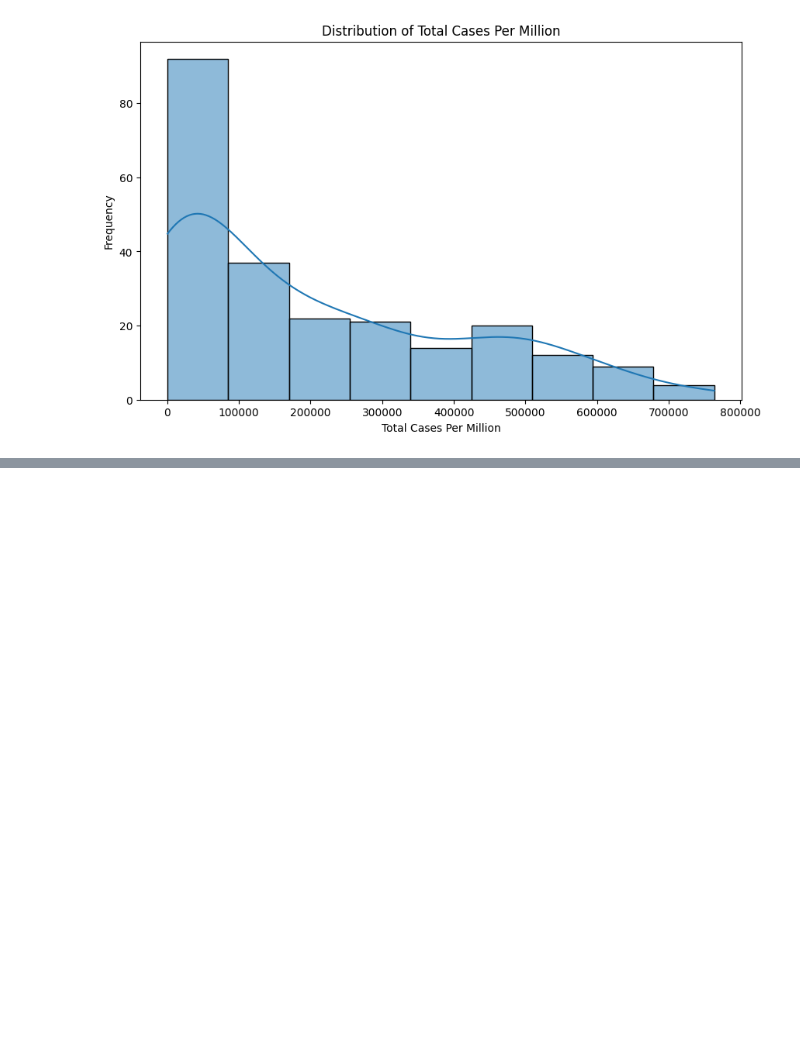
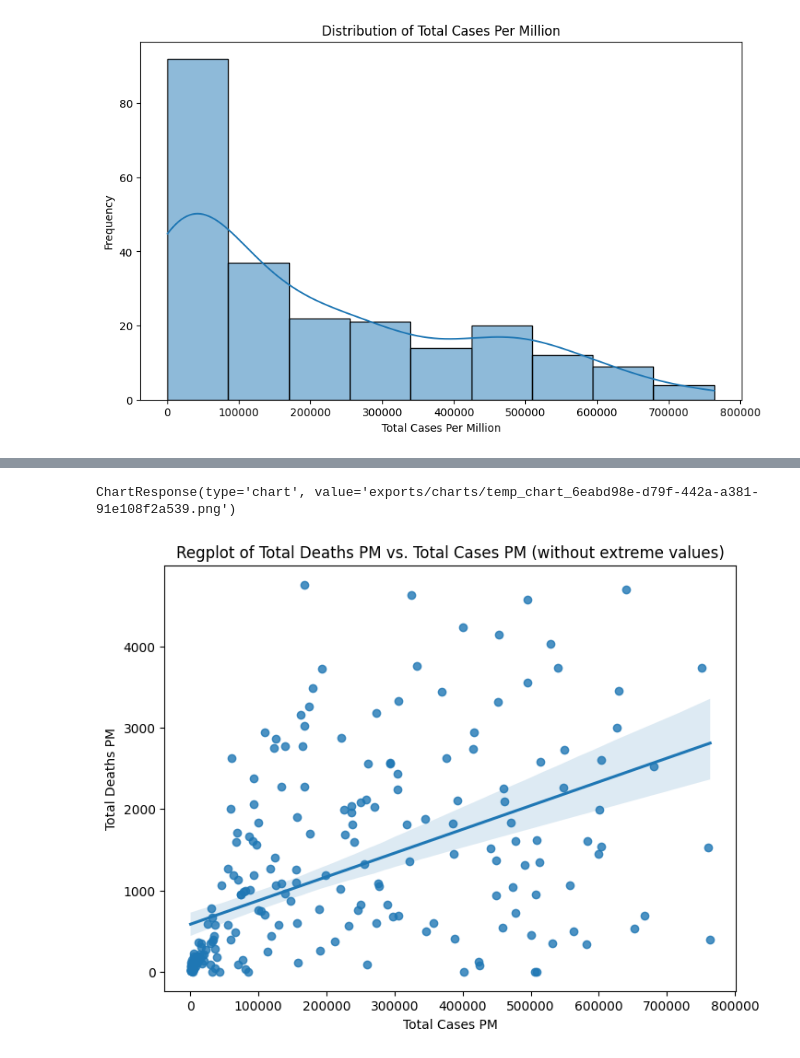
Before and after one commit to tintrungle/PythonDataCleansing, a Jupyter notebook: chap03/use-generativeai-smartdataframe.ipynb, the cells around one changed output, grey strips where cells are left out. Drawn from its saved outputs; the diff is of its cells as text; code cells hidden in the pictures; blank space fills up the shorter version.

```diff
--- a/chap03/use-generativeai-smartdataframe.ipynb
+++ b/chap03/use-generativeai-smartdataframe.ipynb
@@ -197,0 +203,5 @@ ErrorResponse(type='error', value='Unfortunately, I was not able to get your ans
+# %%
+covidtotalssdf.chat("Use regplot to show total deaths pm against total cases pm without extreme values")
+# %% [output]
+ChartResponse(type='chart', value='exports/charts/temp_chart_6eabd98e-d79f-442a-a381-91e108f2a539.png')
+[figure, added]
```
Also changed, not shown: parts of 1 cell of this notebook, 3 other files.
